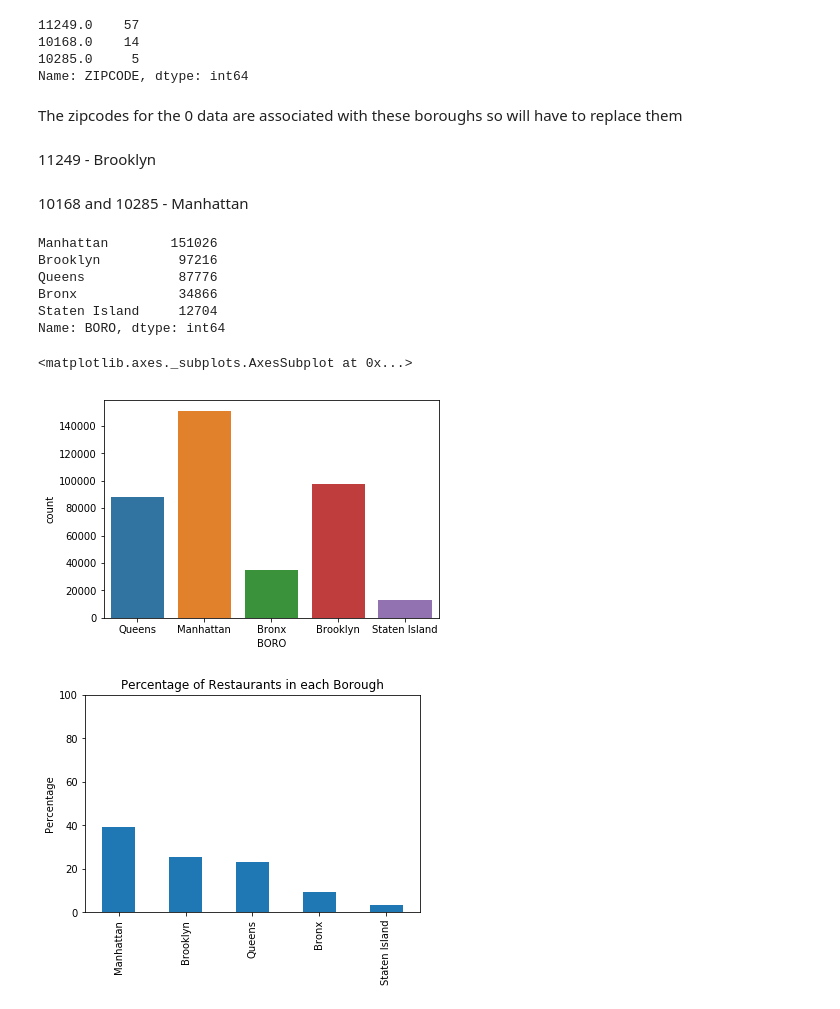
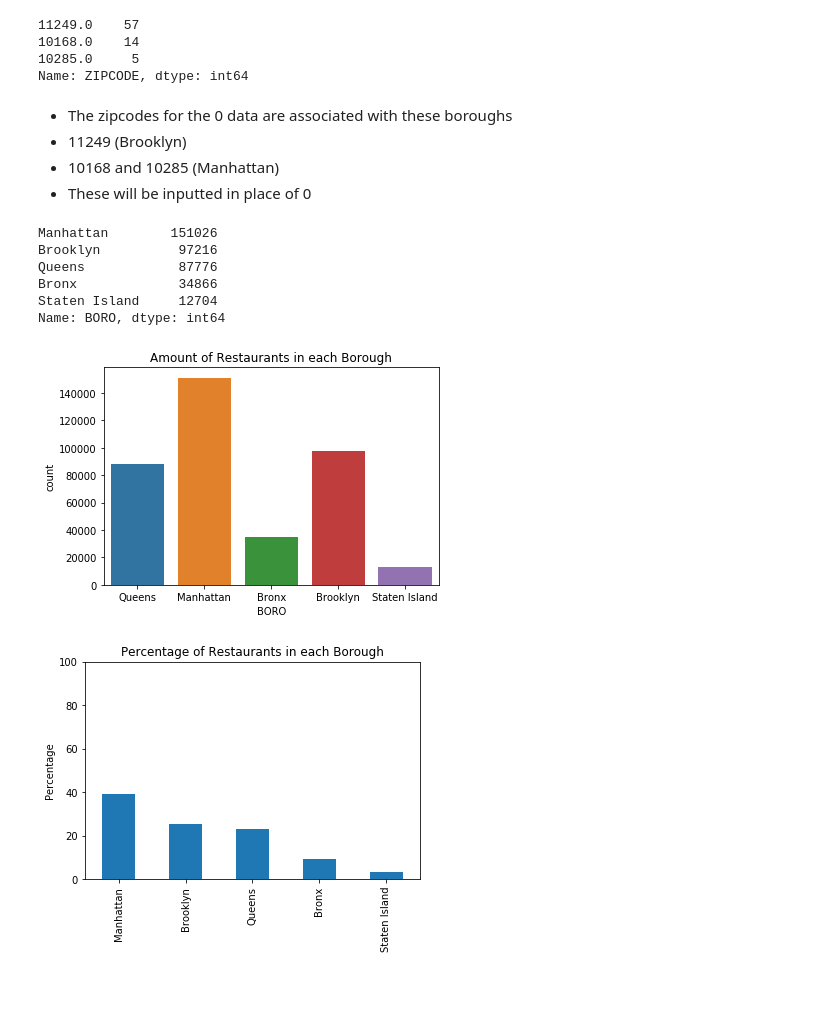
Before and after one commit to bhellner/nyc-food-grade, a Jupyter notebook: NYC Data Project_3.ipynb, the cells around one changed output. Drawn from its saved outputs; the diff is of its cells as text; code cells hidden in the pictures.

```diff
--- a/NYC Data Project_3.ipynb
+++ b/NYC Data Project_3.ipynb
@@ -166,9 +162,8 @@ df_1[df_1['BORO']=='0']['ZIPCODE'].value_counts()
 10285.0     5
 Name: ZIPCODE, dtype: int64
 # %% [markdown]
-The zipcodes for the 0 data are associated with these boroughs so will have to replace them
+- The zipcodes for the 0 data are associated with these boroughs
+- 11249 (Brooklyn)
+- 10168 and 10285 (Manhattan)
+- These will be inputted in place of 0
-# %% [markdown]
-11249 - Brooklyn
-# %% [markdown]
-10168 and 10285 - Manhattan
 # %%
@@ -188,9 +183,10 @@ Name: BORO, dtype: int64
 # %%
 #plotting the data
 sns.countplot(x='BORO', data = df_1)
+plt.title('Amount of Restaurants in each Borough')
+plt.show()
 # %% [output]
-<matplotlib.axes._subplots.AxesSubplot at 0x...>
-[figure, old version]
+[figure, new version]
 # %%
 #plotting the data percent
 boro_percent = df_1['BORO'].value_counts(normalize=True) * 100
```
Also changed, not shown: parts of 63 cells of this notebook.
